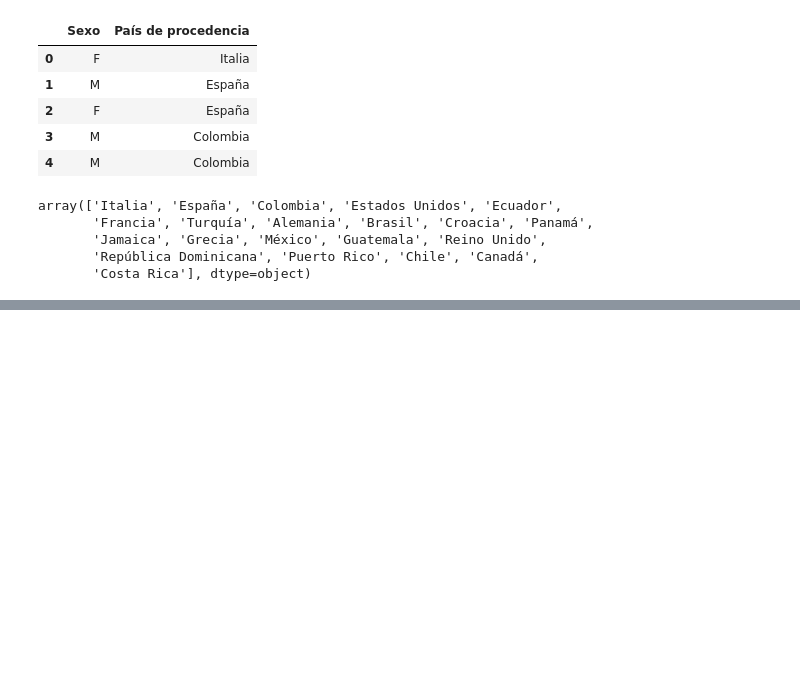
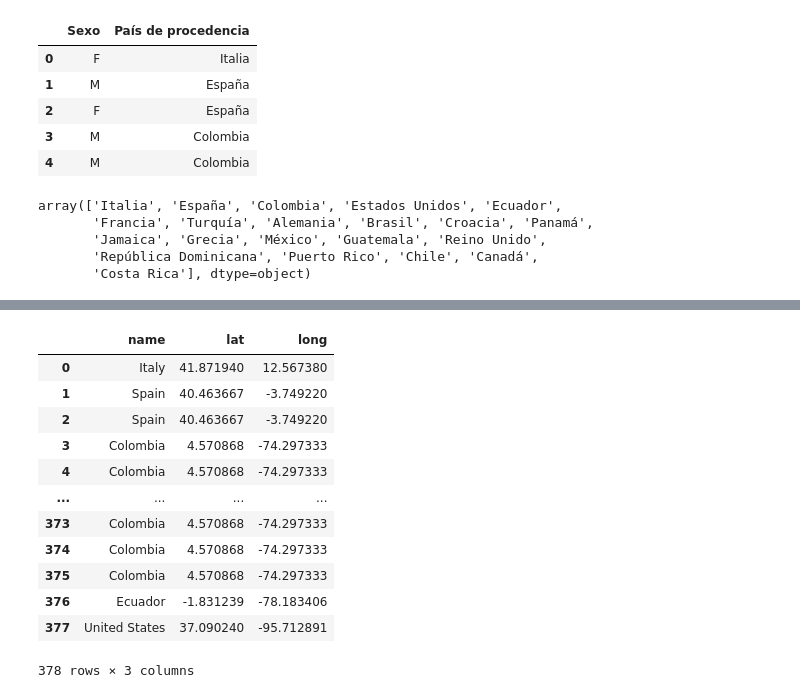
Before and after one commit to davidbetancur8/coronavirus, a Jupyter notebook: notebooks/travels to colombia.ipynb, the cells around one changed output, grey strips where cells are left out. Saved outputs shown, nothing was run; the diff lists cells and outputs as text; code cells hidden in the pictures; blank space fills up the shorter version.

```diff
--- a/notebooks/travels to colombia.ipynb
+++ b/notebooks/travels to colombia.ipynb
@@ -61,3 +92,19 @@ paises = paises.apply(get_lat_long, axis=1)
+# %%
+paises
+# %% [output]
+|  | name | lat | long |
+| 0 | Italy | 41.871940 | 12.567380 |
+| 1 | Spain | 40.463667 | -3.749220 |
+| 2 | Spain | 40.463667 | -3.749220 |
+| 3 | Colombia | 4.570868 | -74.297333 |
+| 4 | Colombia | 4.570868 | -74.297333 |
+| ... | ... | ... | ... |
+| 373 | Colombia | 4.570868 | -74.297333 |
+| 374 | Colombia | 4.570868 | -74.297333 |
+| 375 | Colombia | 4.570868 | -74.297333 |
+| 376 | Ecuador | -1.831239 | -78.183406 |
+| 377 | United States | 37.090240 | -95.712891 |
+378 rows × 3 columns
 # %%
 df_data = df_data.merge(paises, on="name", how="left")
 df_data["end_lat"] = 2.889443
```
Also changed, not shown: parts of 8 cells of this notebook, 4 other files.
